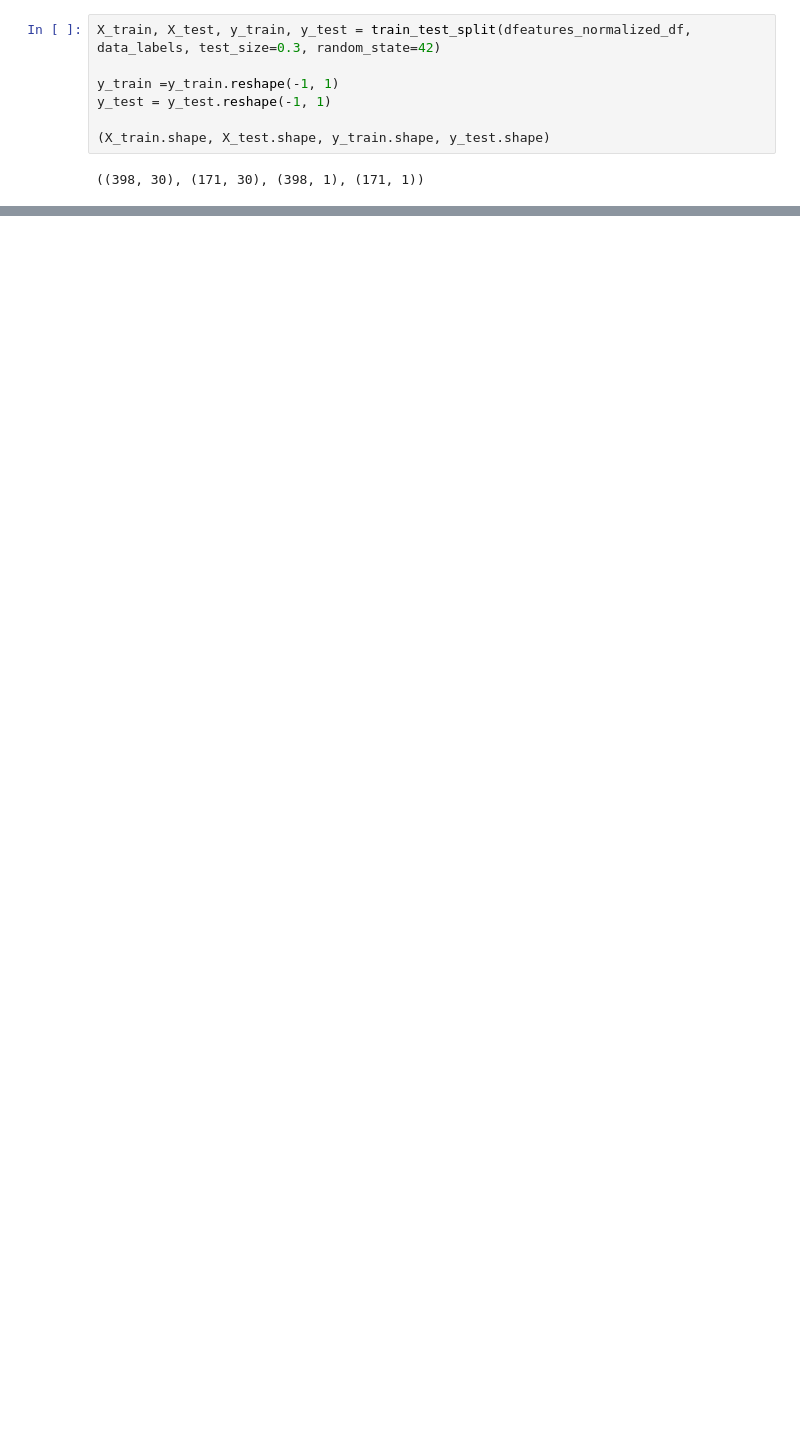
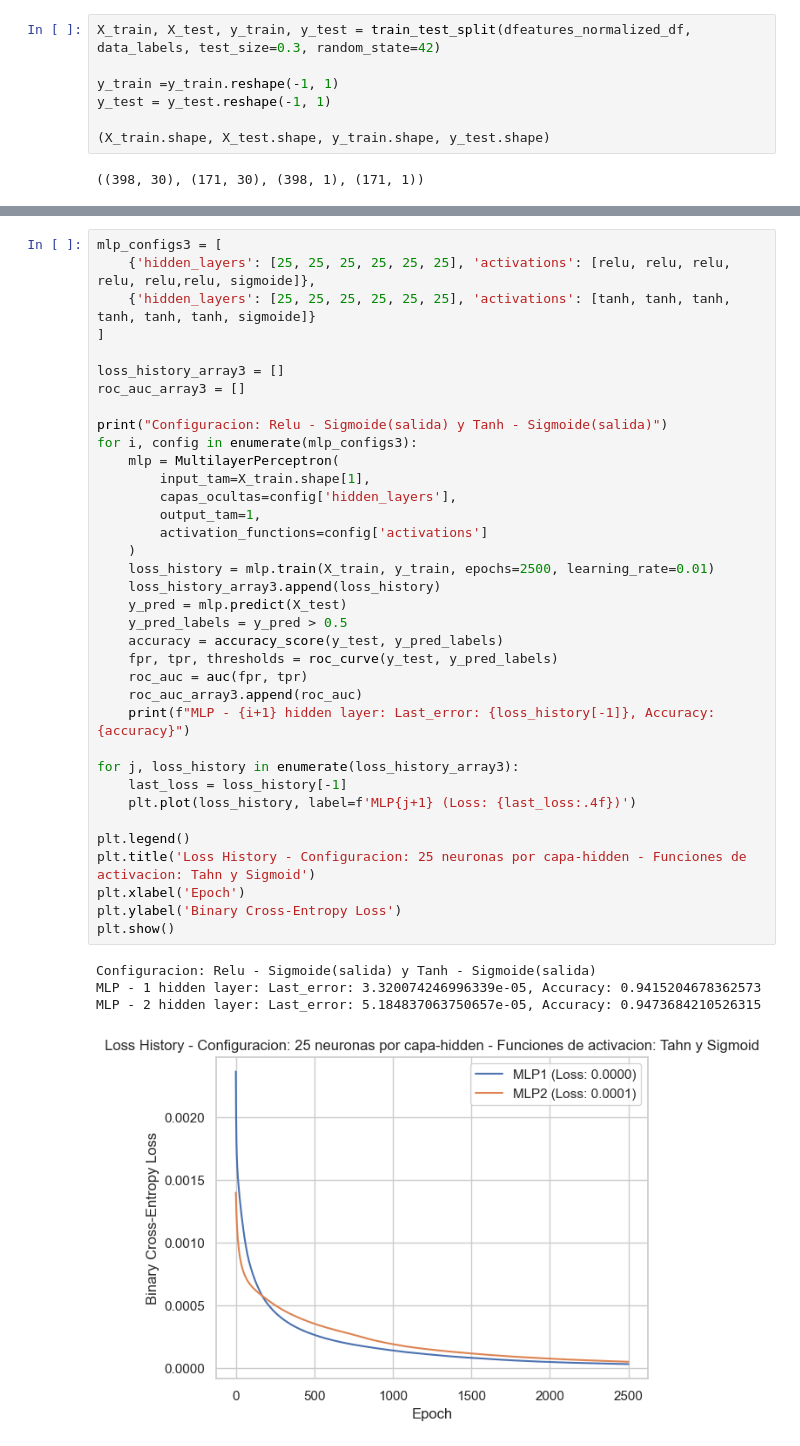
Before and after one commit to IsaacVera10/ML_Project3, a Jupyter notebook: main.ipynb, the cells around one changed output, grey strips where cells are left out. Saved outputs shown, nothing was run; the diff lists cells and outputs as text; blank space fills up the shorter version.

```diff
--- a/main.ipynb
+++ b/main.ipynb
@@ -331,0 +349,41 @@ La curva ROC (Receiver Operating Characteristic) está graficada, mostrando el r
+# %%
+mlp_configs3 = [
+    {'hidden_layers': [25, 25, 25, 25, 25, 25], 'activations': [relu, relu, relu, relu, relu,relu, sigmoide]},
+    {'hidden_layers': [25, 25, 25, 25, 25, 25], 'activations': [tanh, tanh, tanh, tanh, tanh, tanh, sigmoide]}
+]
+
+loss_history_array3 = []
+roc_auc_array3 = []
+
+print("Configuracion: Relu - Sigmoide(salida) y Tanh - Sigmoide(salida)")
+for i, config in enumerate(mlp_configs3):
+    mlp = MultilayerPerceptron(
+        input_tam=X_train.shape[1],
+        capas_ocultas=config['hidden_layers'],
+        output_tam=1,
+        activation_functions=config['activations']
+    )
+    loss_history = mlp.train(X_train, y_train, epochs=2500, learning_rate=0.01)
+    loss_history_array3.append(loss_history)
+    y_pred = mlp.predict(X_test)
+    y_pred_labels = y_pred > 0.5
+    accuracy = accuracy_score(y_test, y_pred_labels)
+    fpr, tpr, thresholds = roc_curve(y_test, y_pred_labels)
+    roc_auc = auc(fpr, tpr)
+    roc_auc_array3.append(roc_auc)
+    print(f"MLP - {i+1} hidden layer: Last_error: {loss_history[-1]}, Accuracy: {accuracy}")
+
+for j, loss_history in enumerate(loss_history_array3):
+    last_loss = loss_history[-1]
+    plt.plot(loss_history, label=f'MLP{j+1} (Loss: {last_loss:.4f})')
+
+plt.legend()
+plt.title('Loss History - Configuracion: 25 neuronas por capa-hidden - Funciones de activacion: Tahn y Sigmoid')
+plt.xlabel('Epoch')
+plt.ylabel('Binary Cross-Entropy Loss')
+plt.show()
+# %% [output]
+Configuracion: Relu - Sigmoide(salida) y Tanh - Sigmoide(salida)
+MLP - 1 hidden layer: Last_error: 3.320074246996339e-05, Accuracy: 0.9415204678362573
+MLP - 2 hidden layer: Last_error: 5.184837063750657e-05, Accuracy: 0.9473684210526315
+[figure, added]
```
Also changed, not shown: parts of 13 cells of this notebook.
